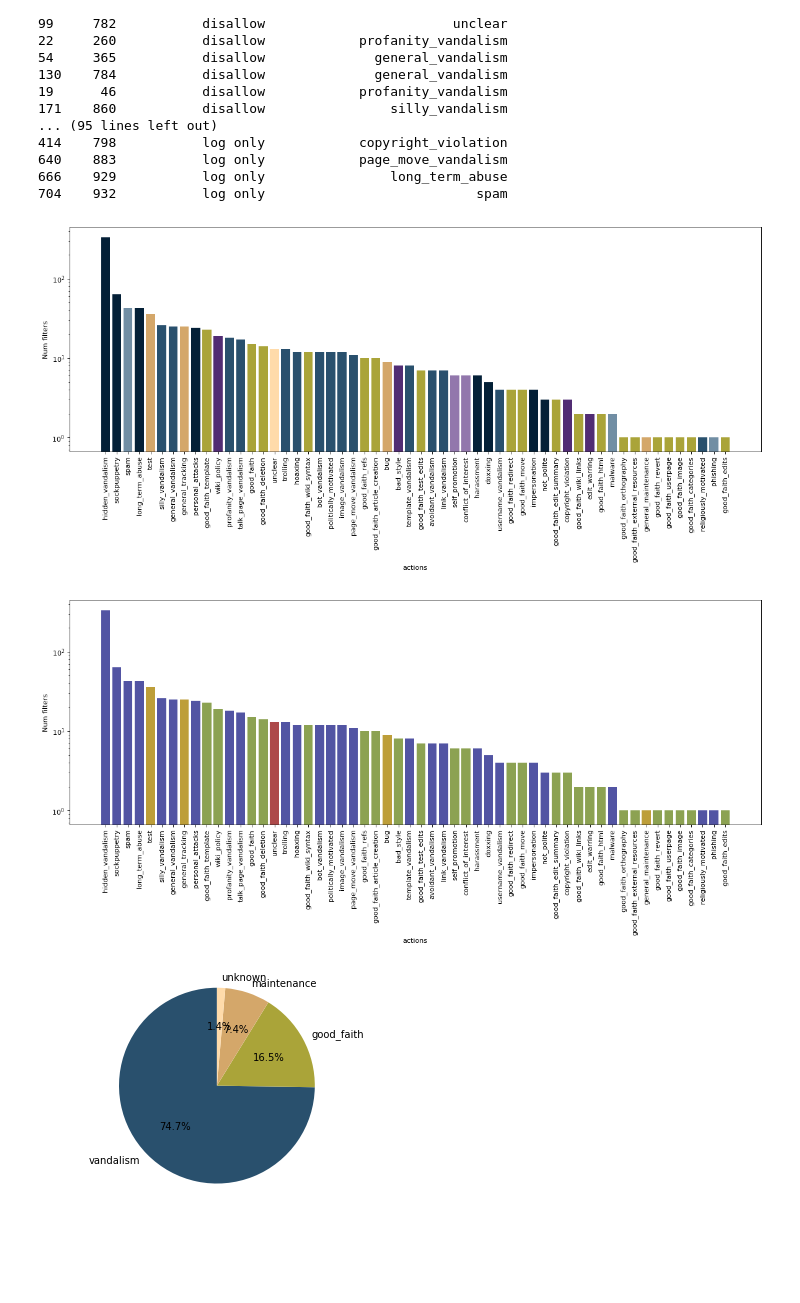
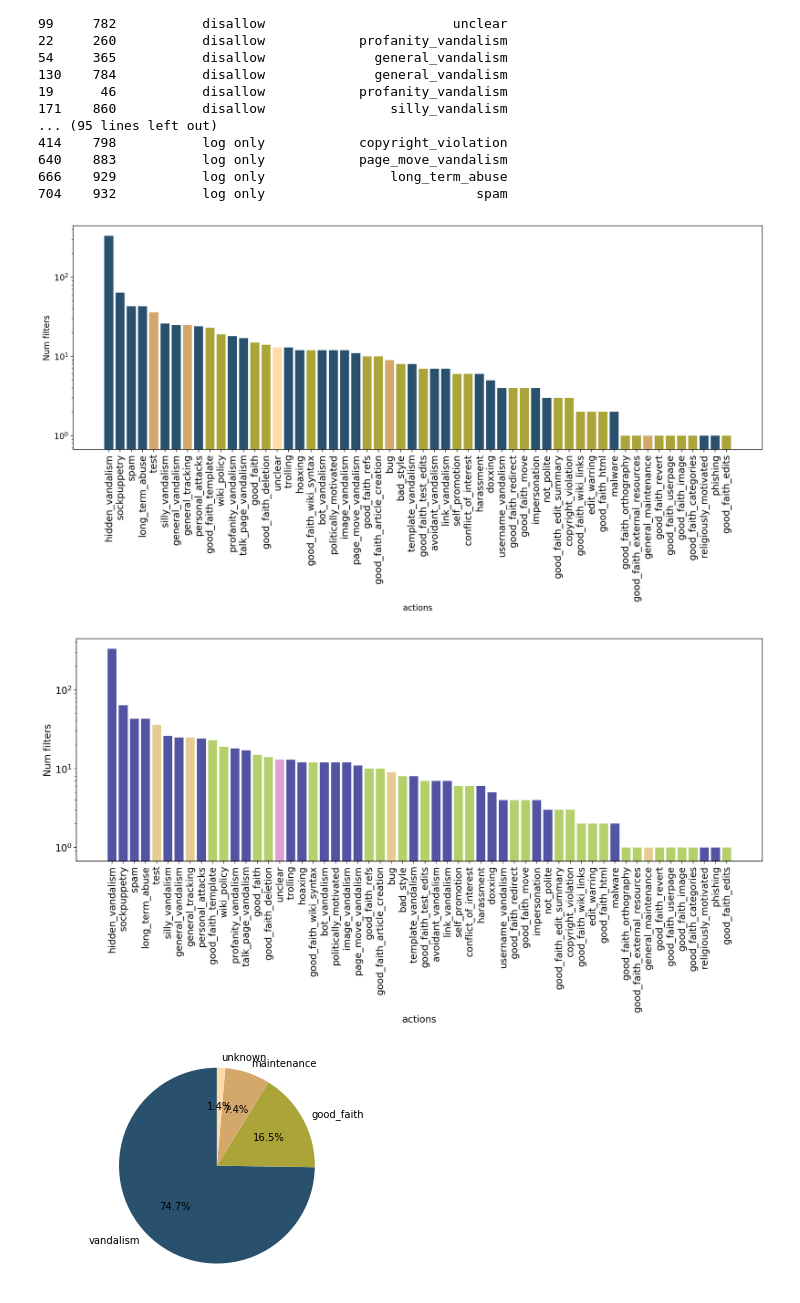
Before and after one commit to lusy/wikifilters, a Jupyter notebook: src/explore.ipynb, the cells around one changed output. Saved outputs shown, nothing was run; the diff lists cells and outputs as text; code cells hidden in the pictures; blank space fills up the shorter version.

```diff
--- a/src/explore.ipynb
+++ b/src/explore.ipynb
@@ -1579,7 +1579,7 @@ unknown = ['unknown', 'misc', 'unclear']
 for i in unknown:
     clusters[i] = 'unknown'
 # %%
-fig, ax = plt.subplots(num=None, figsize=(18, 6), dpi=80, facecolor='w', edgecolor='k')
+fig, ax = plt.subplots(num=None, figsize=(18, 6), dpi=200, facecolor='w', edgecolor='k')
 
 tags_2nd = [x[0] for x in all_tags_2nd_counts]
 counts_2nd = [x[1] for x in all_tags_2nd_counts]
@@ -1587,37 +1587,38 @@ counts_2nd = [x[1] for x in all_tags_2nd_counts]
 '''
 colormap={'vandalism':'#462E74',
           'hardcore_vandalism':'#18063A',
           'spam':'#665091',
           'disruptive':'#7F488C',
           'pov':'#9E72A8',
           'good_faith':'#737D15',
           'maintenance':'#AA9B39',
           'unknown':'#D4C76A'}
 '''
 
 colormap={'vandalism':'#29506D',
           'hardcore_vandalism':'#042037',
           'spam':'#718EA4',
           'disruptive':'#512C73',
           'pov':'#9277AC',
           'good_faith':'#AAA439',
           'maintenance':'#D4A76A',
           'unknown':'#FFDBAA'}
 
 plt.yscale("log")
-plt.xlabel('actions')
-plt.xticks(rotation='90')
-plt.ylabel('Num filters')
+plt.yticks(fontsize=14)
+plt.xlabel('actions', fontsize=14)
+plt.xticks(rotation='90', fontsize=14)
+plt.ylabel('Num filters', fontsize=14)
 plt.bar(tags_2nd, counts_2nd, color=[colormap[clusters[x]] for x in tags_2nd])
 #ax.legend((p1[0], p2[0]), ('Men', 'Women'))
 #ax.legend(colormap.keys(), colormap.values())
 #plt.xticks(matplotlib.dates.date2num(df_hits['LogMonth']))
 #plt.setp(plt.gca().xaxis.get_majorticklabels(), 'rotation', 60)
 #plt.grid(color='0.7', linestyle='-', linewidth=0.2)
 
 plt.show()
 # %% [output]
-[figure, old version]
+[figure, new version]
 # %%
 # With 4 parent clusters only
 
@@ -1657,7 +1658,7 @@ for i in unknown:
     clusters[i] = 'unknown'
 
 
-fig, ax = plt.subplots(num=None, figsize=(18, 6), dpi=80, facecolor='w', edgecolor='k')
+fig, ax = plt.subplots(num=None, figsize=(18, 6), dpi=200, facecolor='w', edgecolor='k')
 
 tags_2nd = [x[0] for x in all_tags_2nd_counts]
 counts_2nd = [x[1] for x in all_tags_2nd_counts]
@@ -1673,19 +1674,20 @@ colors = cmap(np.array([1, 5, 9, 13]))
 
 cmap = plt.get_cmap("tab20b")
 colormap={'vandalism':cmap(1),
-          'good_faith':cmap(5),
-          'maintenance':cmap(9),
-          'unknown':cmap(13)}
+          'good_faith':cmap(6),
+          'maintenance':cmap(11),
+          'unknown':cmap(20)}
 
 plt.yscale("log")
-plt.xlabel('actions')
-plt.xticks(rotation='90')
-plt.ylabel('Num filters')
+plt.yticks(fontsize=14)
+plt.xlabel('actions', fontsize=14)
+plt.xticks(rotation='90', fontsize=14)
+plt.ylabel('Num filters', fontsize=14)
 plt.bar(tags_2nd, counts_2nd, color=[colormap[clusters[x]] for x in tags_2nd])
 
 plt.show()
 # %% [output]
-[figure, old version]
+[figure, new version]
 # %%
 # Number of filters per parent category
 
```
Also changed, not shown: parts of 2 cells of this notebook, 1 other file.
